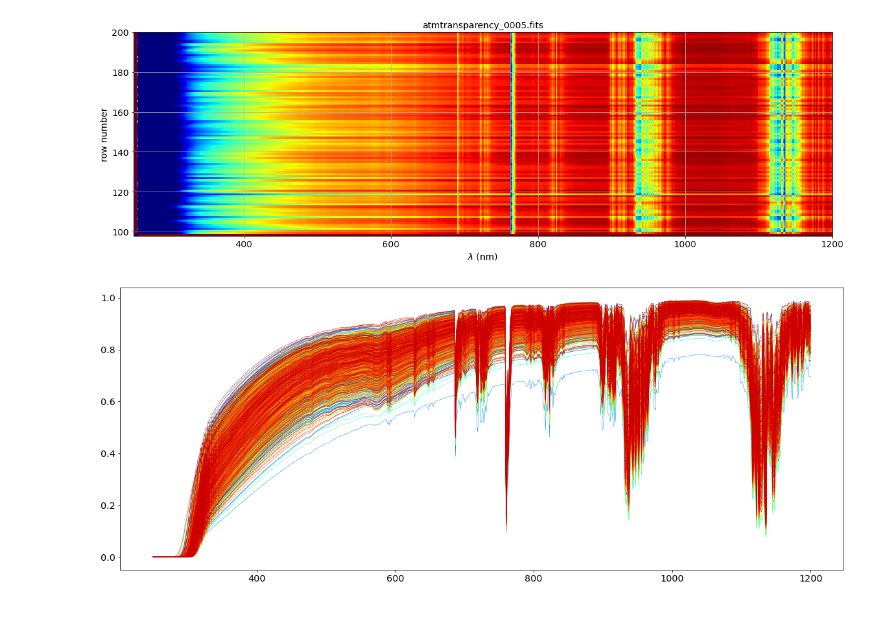
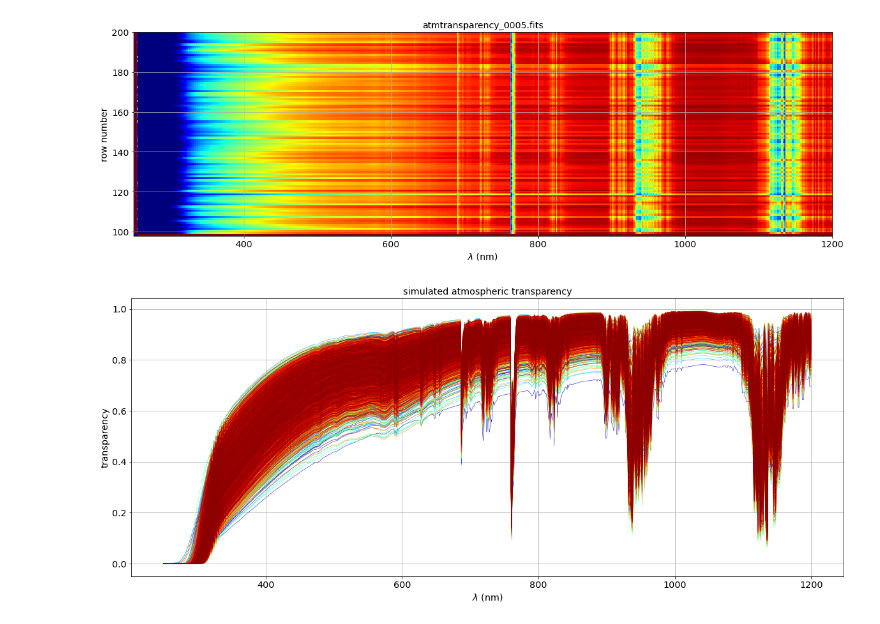
Before and after one commit to sylvielsstfr/PhotomCorrectAuxTel, a Jupyter notebook: tools/MakeAtmosphericTransparencyProd/viewatmtransparency.ipynb, the cells around one changed output. Drawn from its saved outputs; the diff is of its cells as text; code cells hidden in the pictures.

```diff
--- a/tools/MakeAtmosphericTransparencyProd/viewatmtransparency.ipynb
+++ b/tools/MakeAtmosphericTransparencyProd/viewatmtransparency.ipynb
@@ -204,3 +202,5 @@ for file in sorted_files:
+# %%
+selected_files=selected_files[:80]
 # %%
 NFiles=len(selected_files)
 # %% [markdown]
@@ -286,15 +286,20 @@ all_colors = scalarMap.to_rgba(np.arange(N), alpha=1)
 # %%
 fig=plt.figure(figsize=(20,8))
 ax=fig.add_subplot(111)
 
 num=0
 for file in selected_files:
     full_inputfilename=os.path.join(input_dir,file)
     hduin = fits.open(full_inputfilename)
     datain=hduin[0].data
     for idx in np.arange(datain.shape[0]-1):
         ax.plot(wl,datain[idx+1,idx_res:],color=all_colors[num],lw=0.5)
 
     num+=1
+
+ax.set_xlabel("$\lambda$ (nm)")
+ax.set_ylabel("transparency")
+ax.set_title("simulated atmospheric transparency")
+ax.grid()
 # %% [output]
-[figure, old version]
+[figure, new version]
```
Also changed, not shown: parts of 7 cells of this notebook.
